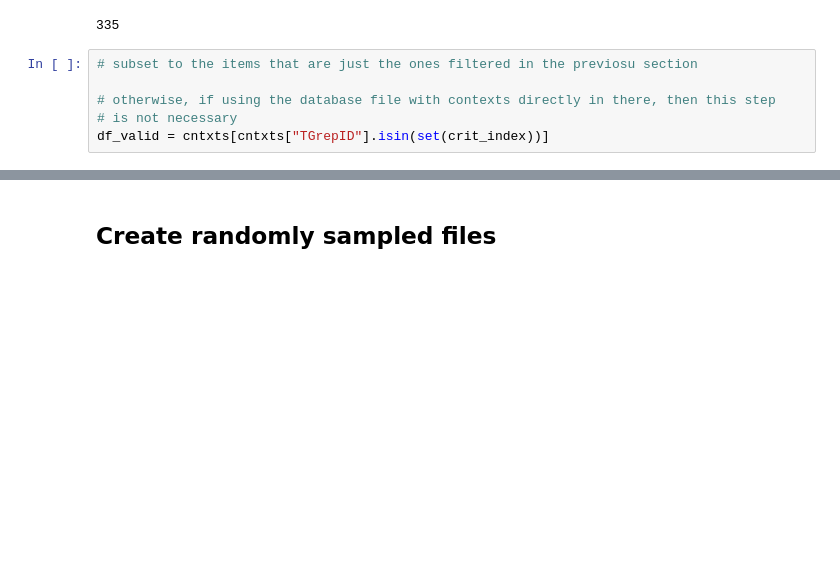
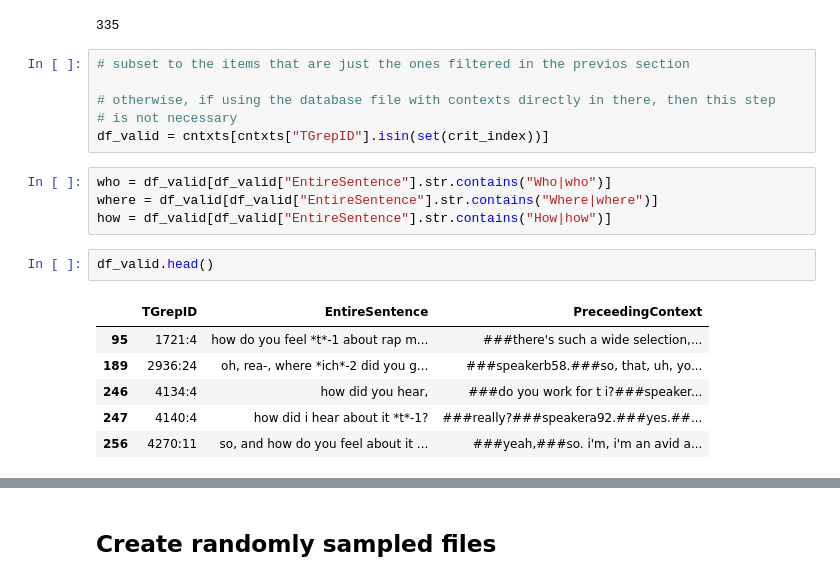
Before and after one commit to mcmoyer11/whquestions-tgrep2, a Jupyter notebook: corpus/corpus_processing.ipynb, the cells around one changed output, grey strips where cells are left out. Drawn from its saved outputs; the diff is of its cells as text; blank space fills up the shorter version.

```diff
--- a/corpus/corpus_processing.ipynb
+++ b/corpus/corpus_processing.ipynb
@@ -340,8 +341,21 @@ crit_index = critical.Item_ID
 # %% [output]
 335
 # %%
-# subset to the items that are just the ones filtered in the previosu section
+# subset to the items that are just the ones filtered in the previos section
 
 # otherwise, if using the database file with contexts directly in there, then this step
 # is not necessary
 df_valid = cntxts[cntxts["TGrepID"].isin(set(crit_index))]
+# %%
+who = df_valid[df_valid["EntireSentence"].str.contains("Who|who")]
+where = df_valid[df_valid["EntireSentence"].str.contains("Where|where")]
+how = df_valid[df_valid["EntireSentence"].str.contains("How|how")]
+# %%
+df_valid.head()
+# %% [output]
+|  | TGrepID | EntireSentence | PreceedingContext |
+| 95 | 1721:4 | how do you feel *t*-1 about rap m... | ###there's such a wide selection,... |
+| 189 | 2936:24 | oh, rea-, where *ich*-2 did you g... | ###speakerb58.###so, that, uh, yo... |
+| 246 | 4134:4 | how did you hear, | ###do you work for t i?###speaker... |
+| 247 | 4140:4 | how did i hear about it *t*-1? | ###really?###speakera92.###yes.##... |
+| 256 | 4270:11 | so, and how do you feel about it ... | ###yeah,###so. i'm, i'm an avid a... |
```
Also changed, not shown: parts of 10 cells of this notebook, 1 other file.
